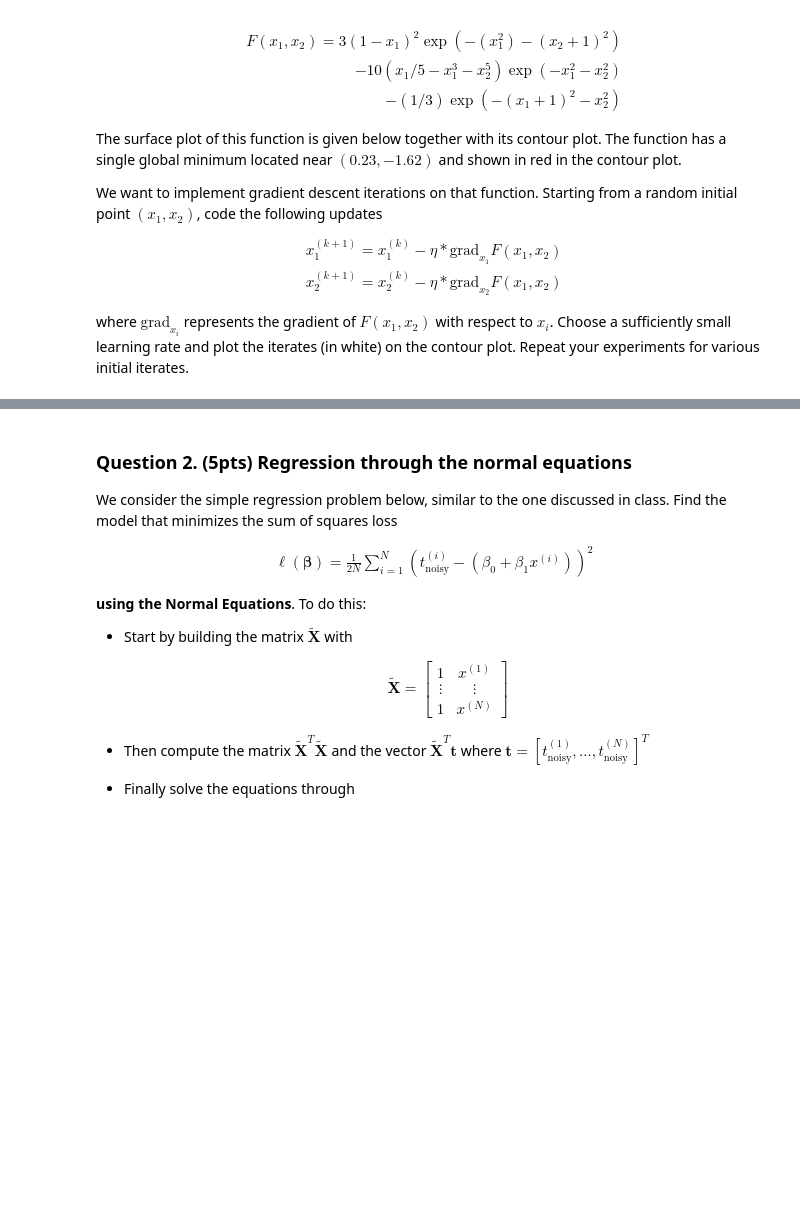
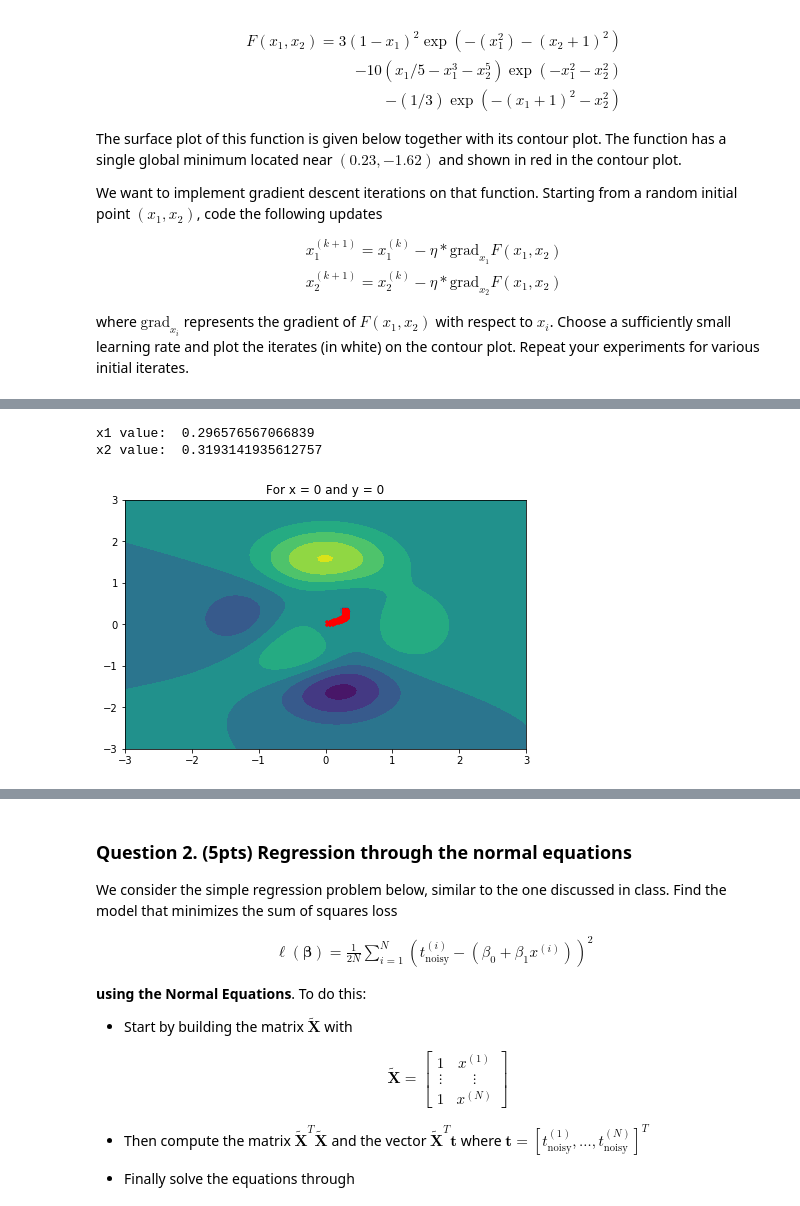
Before and after one commit to prabhav2302/MachineLearningSpring2021, a Jupyter notebook: Assignment1/CSCI-UA9473 Assignment1.ipynb, the cells around one changed output, grey strips where cells are left out. Drawn from its saved outputs; the diff is of its cells as text; code cells hidden in the pictures; blank space fills up the shorter version.

```diff
--- a/Assignment1/CSCI-UA9473 Assignment1.ipynb
+++ b/Assignment1/CSCI-UA9473 Assignment1.ipynb
@@ -116,0 +97,21 @@ y value:  -1.6255350276066776
+# %%
+fig2, ax = plt.subplots(constrained_layout=True)
+contour = ax.contourf(x1, x2, F,cmap = 'viridis')
+plt.title("For x = 0 and y = 0")
+
+for i in range(100):
+    if i==0:
+        old_x = 0
+        old_y = 0
+    new_x = float(old_x - learning_rate*loss_f_d_x.subs([(x,old_x),(y,old_y)]))
+    new_y = float(old_y - learning_rate*loss_f_d_y.subs([(x,old_x),(y,old_y)]))
+    old_x = new_x
+    old_y = new_y
+    plt.scatter(new_x, new_y,c='r', marker='X')
+
+print("x1 value: ", old_x)
+print("x2 value: ", old_y)
+# %% [output]
+x1 value:  0.296576567066839
+x2 value:  0.3193141935612757
+[figure, added]
```
Also changed, not shown: parts of 6 cells of this notebook.
